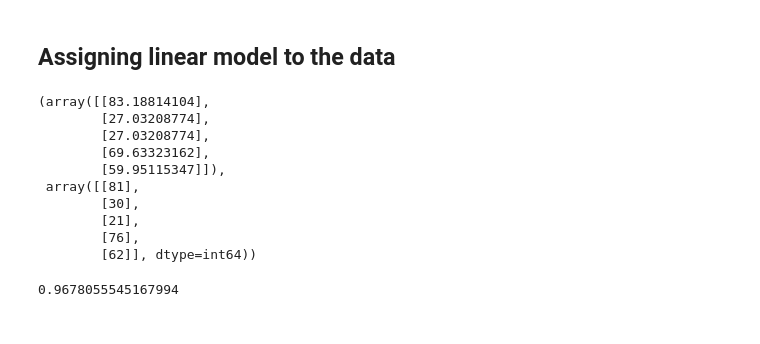
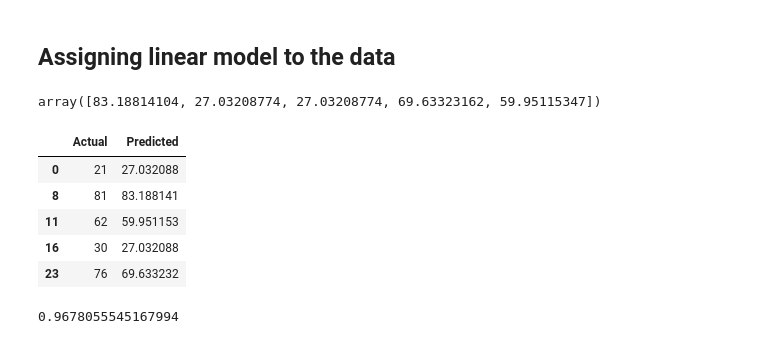
Before and after one commit to ArnabRC1710/TSF_GRIP, a Jupyter notebook: Task 1 score prediction/Score prediction with Linear regression.ipynb, the cells around one changed output. Saved outputs shown, nothing was run; the diff lists cells and outputs as text; code cells hidden in the pictures.

```diff
--- a/Task 1 score prediction/Score prediction with Linear regression.ipynb
+++ b/Task 1 score prediction/Score prediction with Linear regression.ipynb
@@ -53,7 +54,8 @@ plt.show()
 ## reshape(-1,1) changes it to a 'n' dimentional array with 1 element in each dimention.
 ## -1 represents unknon n dimention,as there are n elements in the original array
 x = df.iloc[:,0].values.reshape(-1,1)
-y = df.iloc[:,1].values.reshape(-1,1)
+#y = df.iloc[:,1].values.reshape(-1,1)
+y = df.iloc[:,1]
 # %%
 #Import LinearRegression and split the data into training and testing dataset
 from sklearn.model_selection import train_test_split
@@ -63,19 +65,20 @@ X_train, X_test, y_train, y_test = train_test_split(x,y,test_size=0.2,random_sta
 from sklearn.linear_model import LinearRegression
 model = LinearRegression()
 model_train = model.fit(X_train,y_train)
-# %%
-model_train.predict(X_test),y_test
-# %% [output]
-(array([[83.18814104],
-        [27.03208774],
-        [27.03208774],
-        [69.63323162],
-        [59.95115347]]),
- array([[81],
-        [30],
-        [21],
-        [76],
-        [62]], dtype=int64))
+# %%
+pred_test = model_train.predict(X_test)
+pred_test
+# %% [output]
+array([83.18814104, 27.03208774, 27.03208774, 69.63323162, 59.95115347])
+# %%
+pd.DataFrame({'Actual': y_test, 'Predicted': pred_test}).sort_index()
+# %% [output]
+|  | Actual | Predicted |
+| 0 | 21 | 27.032088 |
+| 8 | 81 | 83.188141 |
+| 11 | 62 | 59.951153 |
+| 16 | 30 | 27.032088 |
+| 23 | 76 | 69.633232 |
 # %%
 model_train.score(X_test,y_test)
 # %% [output]
```
Also changed, not shown: parts of 4 cells of this notebook.
